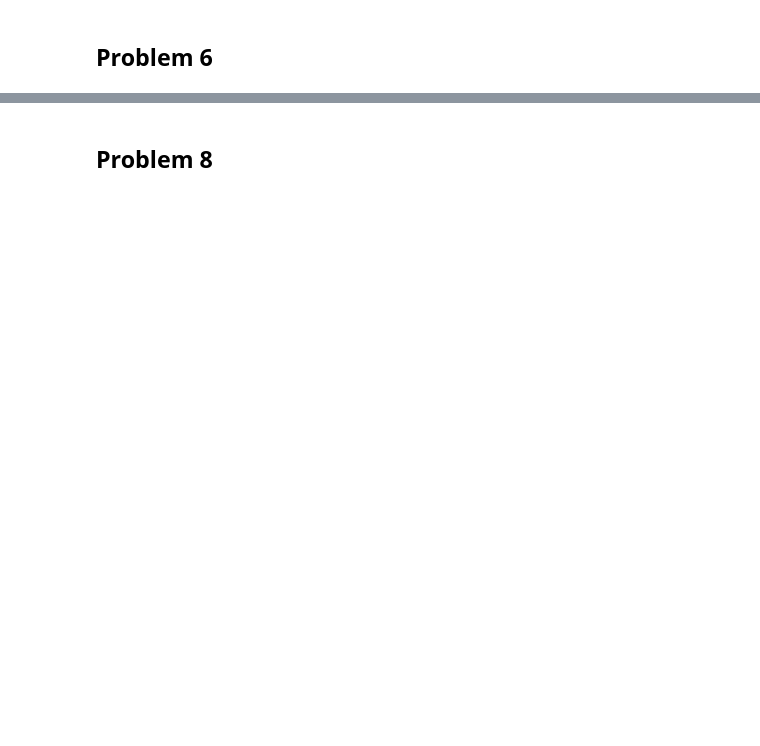
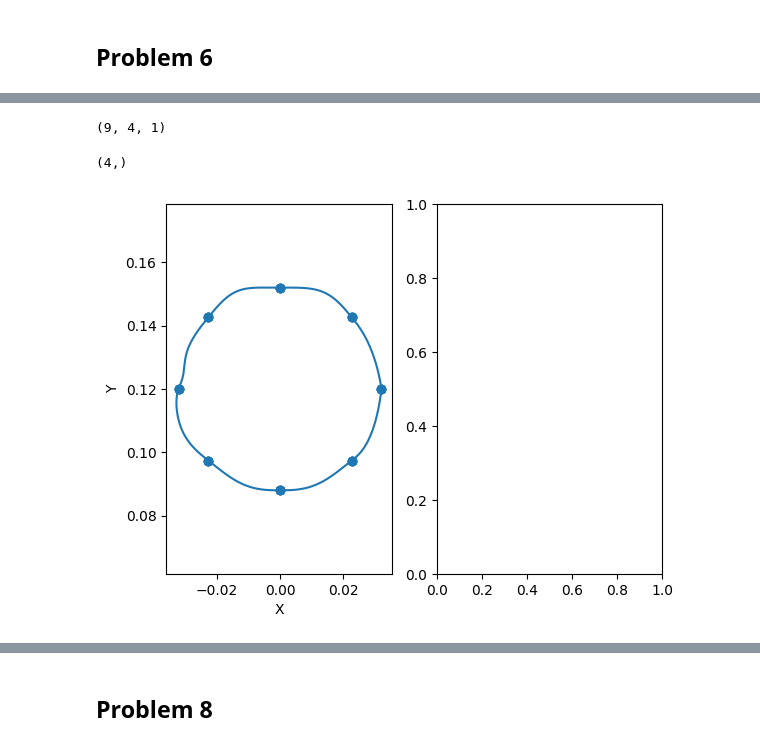
Before and after one commit to RaixSplitter/34753-Robotics-Project, a Jupyter notebook: notebooks/calculations.ipynb, the cells around one changed output, grey strips where cells are left out. Cells and saved outputs as stored; diff of their text form; code cells hidden in the pictures; blank space fills up the shorter version.

```diff
--- a/notebooks/calculations.ipynb
+++ b/notebooks/calculations.ipynb
@@ -329,0 +411,51 @@ plt.axis('equal')
+# %%
+N_POINTS = 9
+
+
+velocities = [Matrix([0,0,0])] + [angular_velocity(phi, 27/1000) for phi in np.linspace(0, float(2*pi), N_POINTS)][1:-1] + [Matrix([0,0,0])]
+_segments, _points, times, _joint_velocity = calc_segments(dh_conv, J_end, N_POINTS, velocities)
+np.array(_joint_velocity).shape
+# %% [output]
+(9, 4, 1)
+# %%
+points = []
+jacobian_paths = []
+for index, segment_i in enumerate(_segments):
+    times_i = np.linspace(0, times[index], 100)
+    for t_i in times_i:
+        T_i = Matrix([1, t_i, t_i**2, t_i**3, t_i**4, t_i**5]).T
+
+        Q_a = Matrix([ T_i @ seq_i for seq_i in segment_i])
+        Q_a
+
+        _theta_1, _theta_2, _theta_3, _theta_4 = Q_a
+
+        jacobian_paths.append(jacobian_point(J_end,_theta_1, _theta_2, _theta_3, _theta_4))
+
+        transform_matrix = sympy.lambdify((theta_1, theta_2, theta_3, theta_4), T['04'], 'sympy')
+
+        transform_matrix(_theta_1, _theta_2, _theta_3, _theta_4)
+
+        origin = np.array([0, 0, 0, 1])
+
+        joint_position = transform_matrix(_theta_1, _theta_2, _theta_3, _theta_4) @ origin
+
+        points.append(joint_position[:3])
+print(joint_position.shape)
+points = np.array(points).astype(np.float64)
+# %% [output]
+(4,)
+# %%
+x, y, z = points[:, 0], points[:, 1], points[:, 2]
+# %%
+xp, yp, zp = _points[:,0],_points[:,1],_points[:,2]
+# %%
+fig, axs = plt.subplots(1, 2)
+axs[0].scatter(yp,zp)
+axs[0].plot(y,z)
+axs[0].set_xlabel('X')
+axs[0].set_ylabel('Y')
+axs[0].axis('equal')
+plt.show()
+# %% [output]
+[figure, added]
```
Also changed, not shown: parts of 46 cells of this notebook.
